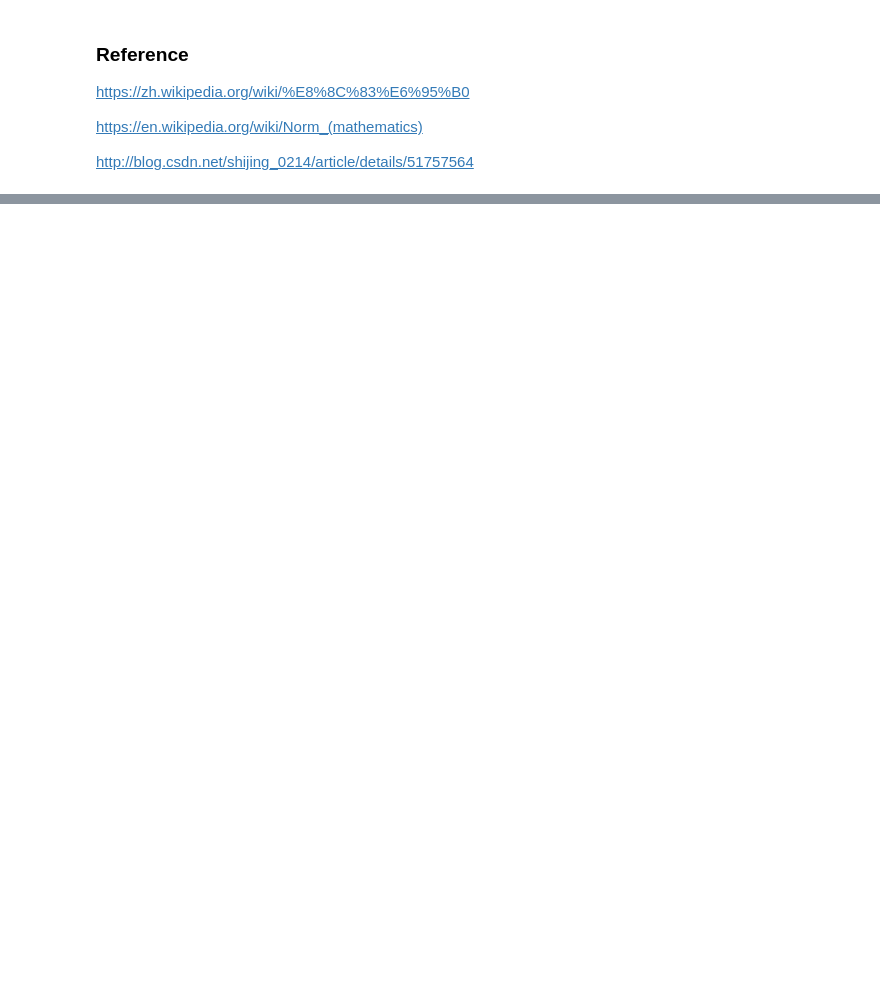
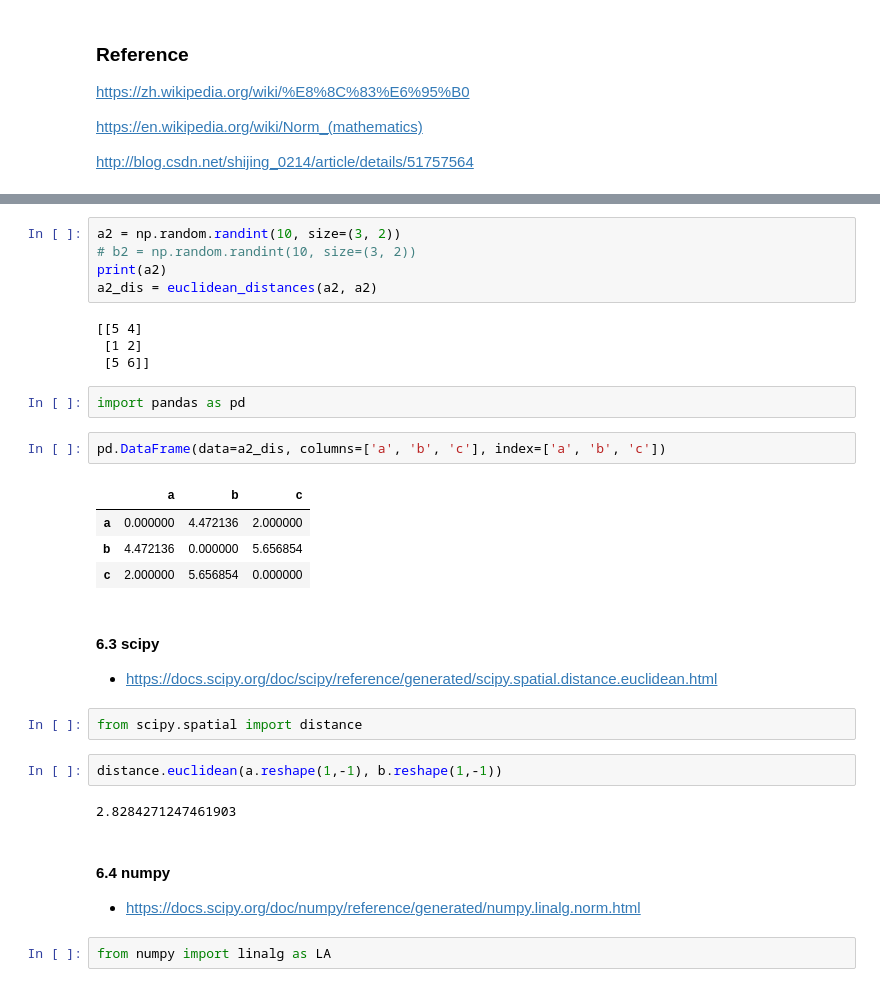
Before and after one commit to OnlyBelter/jupyter-note, a Jupyter notebook: machine_learning/math&symbol/范数(Norm).ipynb, the cells around one changed output, grey strips where cells are left out. Saved outputs shown, nothing was run; the diff lists cells and outputs as text; blank space fills up the shorter version.

```diff
--- a/machine_learning/math&symbol/范数(Norm).ipynb
+++ b/machine_learning/math&symbol/范数(Norm).ipynb
@@ -74,0 +117,32 @@ http://blog.csdn.net/shijing_0214/article/details/51757564
+# %%
+a2 = np.random.randint(10, size=(3, 2))
+# b2 = np.random.randint(10, size=(3, 2))
+print(a2)
+a2_dis = euclidean_distances(a2, a2)
+# %% [output]
+[[5 4]
+ [1 2]
+ [5 6]]
+# %%
+import pandas as pd
+# %%
+pd.DataFrame(data=a2_dis, columns=['a', 'b', 'c'], index=['a', 'b', 'c'])
+# %% [output]
+|  | a | b | c |
+| a | 0.000000 | 4.472136 | 2.000000 |
+| b | 4.472136 | 0.000000 | 5.656854 |
+| c | 2.000000 | 5.656854 | 0.000000 |
+# %% [markdown]
+#### 6.3 scipy
+- https://docs.scipy.org/doc/scipy/reference/generated/scipy.spatial.distance.euclidean.html
+# %%
+from scipy.spatial import distance
+# %%
+distance.euclidean(a.reshape(1,-1), b.reshape(1,-1))
+# %% [output]
+2.8284271247461903
+# %% [markdown]
+#### 6.4 numpy
+- https://docs.scipy.org/doc/numpy/reference/generated/numpy.linalg.norm.html
+# %%
+from numpy import linalg as LA
```
Also changed, not shown: parts of 12 cells of this notebook, 4 other files.
